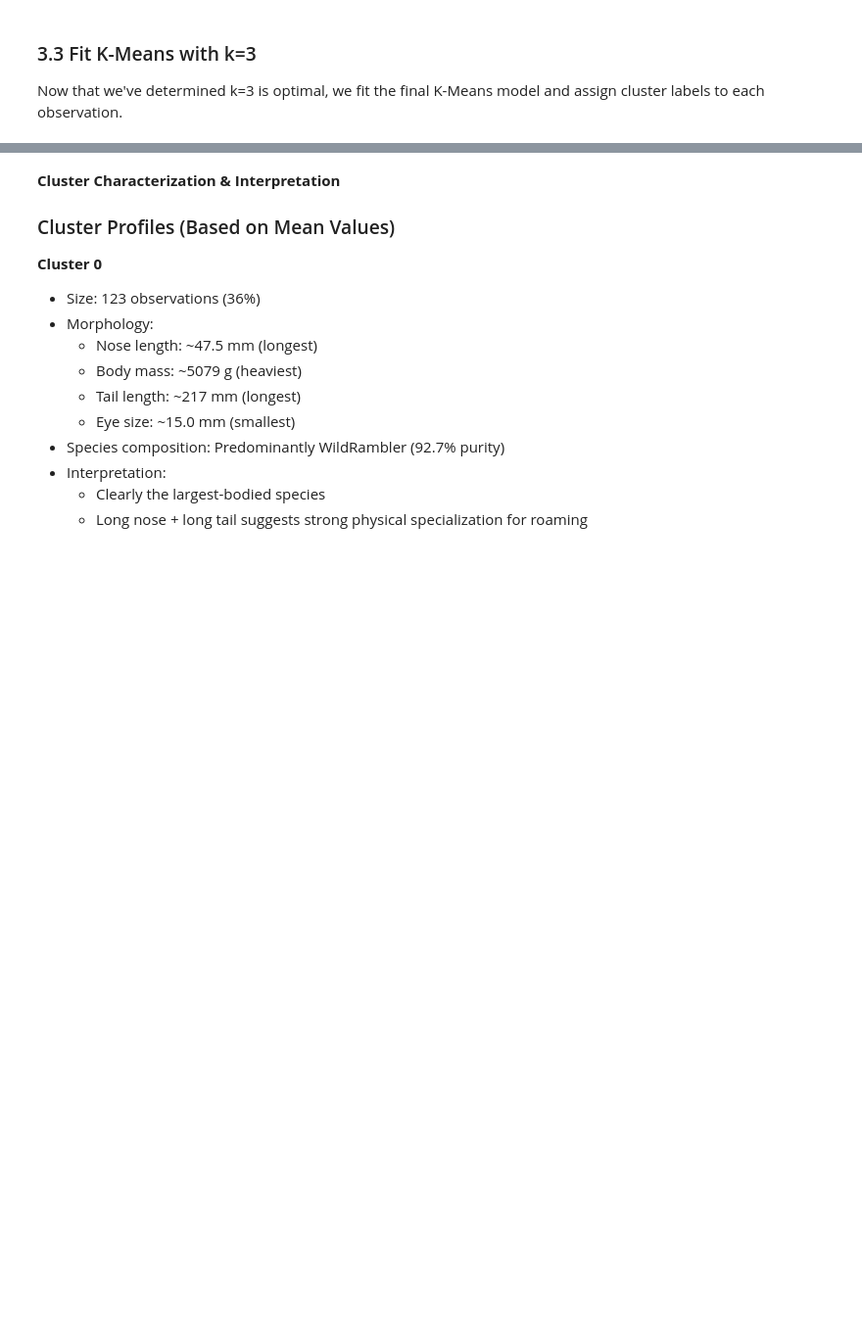
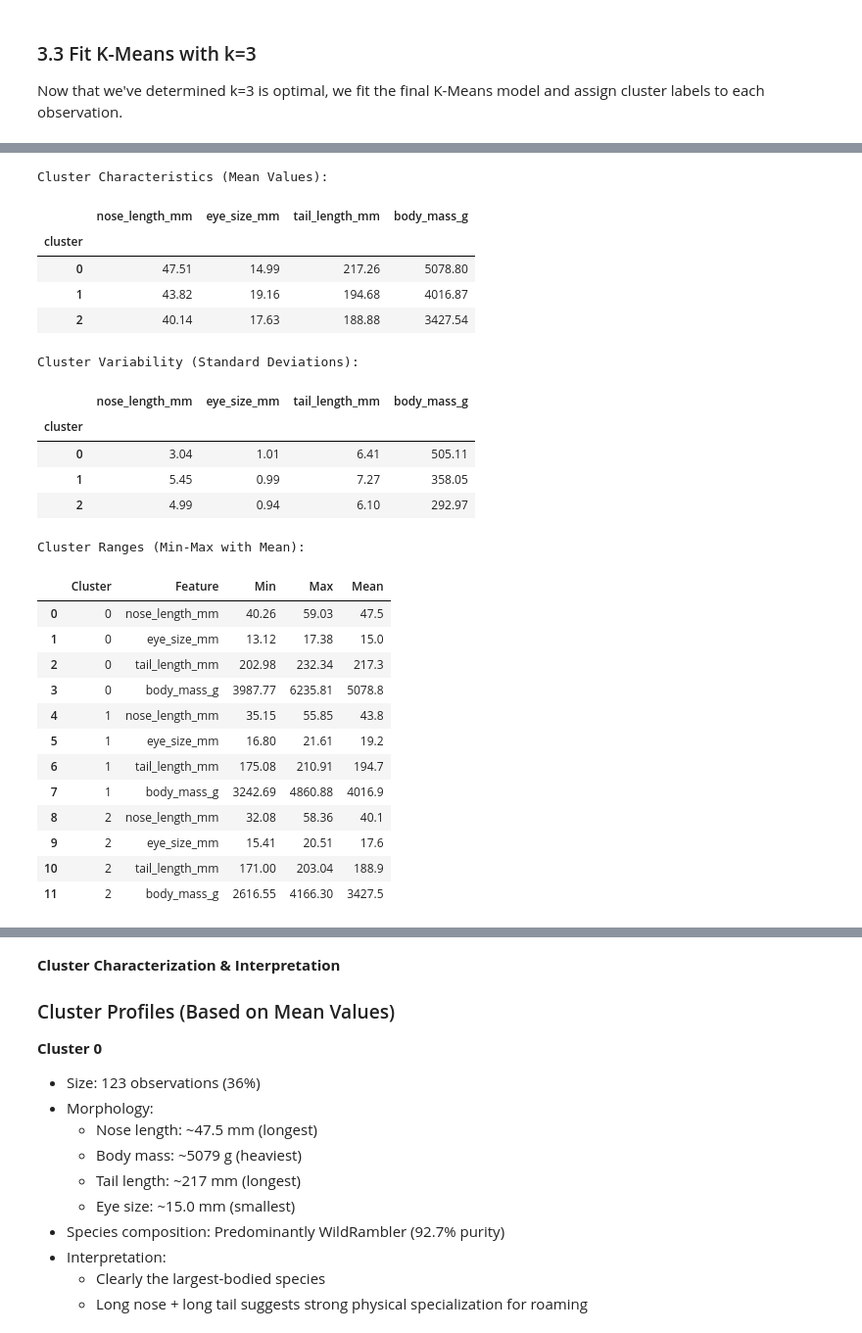
Before and after one commit to naykakashima/haggis-ml-analysis, a Jupyter notebook: scottish-haggis-analysis.ipynb, the cells around one changed output, grey strips where cells are left out. Shown at 98% size. Saved outputs shown, nothing was run; the diff lists cells and outputs as text; code cells hidden in the pictures; blank space fills up the shorter version.

```diff
--- a/scottish-haggis-analysis.ipynb
+++ b/scottish-haggis-analysis.ipynb
@@ -1348,29 +1354,56 @@ print(f"Interpretation: {'Good' if final_silhouette > 0.5 else 'Reasonable'} clu
 # %%
-# Analyze cluster characteristics using original (unscaled) features
-print("\n" + "="*70)
+import pandas as pd
+
+# Cluster mean values (characteristics)
+cluster_mean_df = haggis_clean.groupby('cluster')[numeric_features].mean().round(2)
 print("Cluster Characteristics (Mean Values):")
-print("="*70)
+display(cluster_mean_df)
 
-cluster_summary = haggis_clean.groupby('cluster')[numeric_features].mean()
-print(cluster_summary.round(2))
+# Cluster standard deviations (variability)
+cluster_std_df = haggis_clean.groupby('cluster')[numeric_features].std().round(2)
+print("Cluster Variability (Standard Deviations):")
+display(cluster_std_df)
 
-# Standard deviations
-print("\n" + "="*70)
-print("Cluster Variability (Standard Deviations):")
-print("="*70)
-cluster_std = haggis_clean.groupby('cluster')[numeric_features].std()
-print(cluster_std.round(2))
+# Cluster ranges (min-max with mean)
+cluster_ranges = []
+for cluster_id, cluster_data in haggis_clean.groupby('cluster'):
+    for feature in numeric_features:
+        cluster_ranges.append({
+            'Cluster': cluster_id,
+            'Feature': feature,
+            'Min': cluster_data[feature].min(),
+            'Max': cluster_data[feature].max(),
+            'Mean': cluster_data[feature].mean().round(1)
+        })
 
-# Range (min-max) for each cluster
-print("\n" + "="*70)
-print("Cluster Ranges:")
-print("="*70)
-for cluster_id in sorted(haggis_clean['cluster'].unique()):
-    print(f"\nCluster {cluster_id}:")
-    cluster_data = haggis_clean[haggis_clean['cluster'] == cluster_id]
-    for feature in numeric_features:
-        min_val = cluster_data[feature].min()
-        max_val = cluster_data[feature].max()
-        mean_val = cluster_data[feature].mean()
-        print(f"  {feature:20s}: [{min_val:6.1f}, {max_val:6.1f}] (mean={mean_val:6.1f})")
+cluster_ranges_df = pd.DataFrame(cluster_ranges)
+print("Cluster Ranges (Min-Max with Mean):")
+display(cluster_ranges_df)
+# %% [output]
+Cluster Characteristics (Mean Values):
+|  | nose_length_mm | eye_size_mm | tail_length_mm | body_mass_g |
+| cluster |  |  |  |  |
+| 0 | 47.51 | 14.99 | 217.26 | 5078.80 |
+| 1 | 43.82 | 19.16 | 194.68 | 4016.87 |
+| 2 | 40.14 | 17.63 | 188.88 | 3427.54 |
+Cluster Variability (Standard Deviations):
+|  | nose_length_mm | eye_size_mm | tail_length_mm | body_mass_g |
+| cluster |  |  |  |  |
+| 0 | 3.04 | 1.01 | 6.41 | 505.11 |
+| 1 | 5.45 | 0.99 | 7.27 | 358.05 |
+| 2 | 4.99 | 0.94 | 6.10 | 292.97 |
+Cluster Ranges (Min-Max with Mean):
+|  | Cluster | Feature | Min | Max | Mean |
+| 0 | 0 | nose_length_mm | 40.26 | 59.03 | 47.5 |
+| 1 | 0 | eye_size_mm | 13.12 | 17.38 | 15.0 |
+| 2 | 0 | tail_length_mm | 202.98 | 232.34 | 217.3 |
+| 3 | 0 | body_mass_g | 3987.77 | 6235.81 | 5078.8 |
+| 4 | 1 | nose_length_mm | 35.15 | 55.85 | 43.8 |
+| 5 | 1 | eye_size_mm | 16.80 | 21.61 | 19.2 |
+| 6 | 1 | tail_length_mm | 175.08 | 210.91 | 194.7 |
+| 7 | 1 | body_mass_g | 3242.69 | 4860.88 | 4016.9 |
+| 8 | 2 | nose_length_mm | 32.08 | 58.36 | 40.1 |
+| 9 | 2 | eye_size_mm | 15.41 | 20.51 | 17.6 |
+| 10 | 2 | tail_length_mm | 171.00 | 203.04 | 188.9 |
+| 11 | 2 | body_mass_g | 2616.55 | 4166.30 | 3427.5 |
 # %%
```
Also changed, not shown: parts of 13 cells of this notebook.
